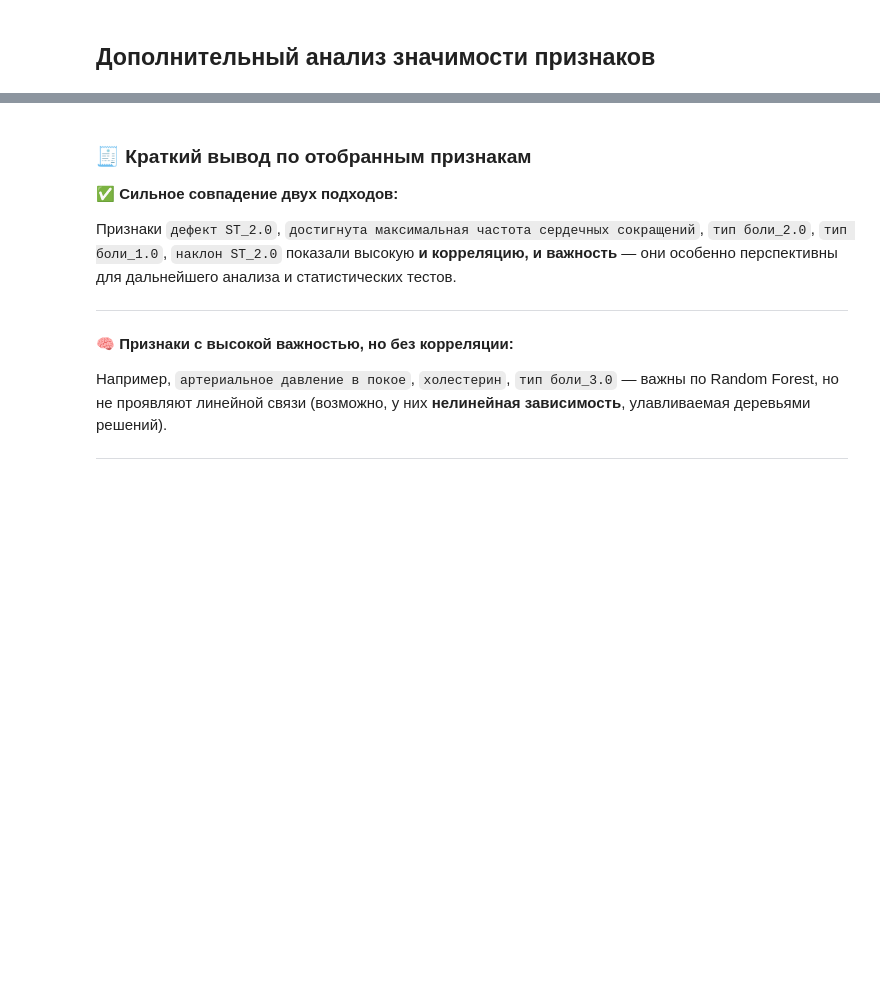
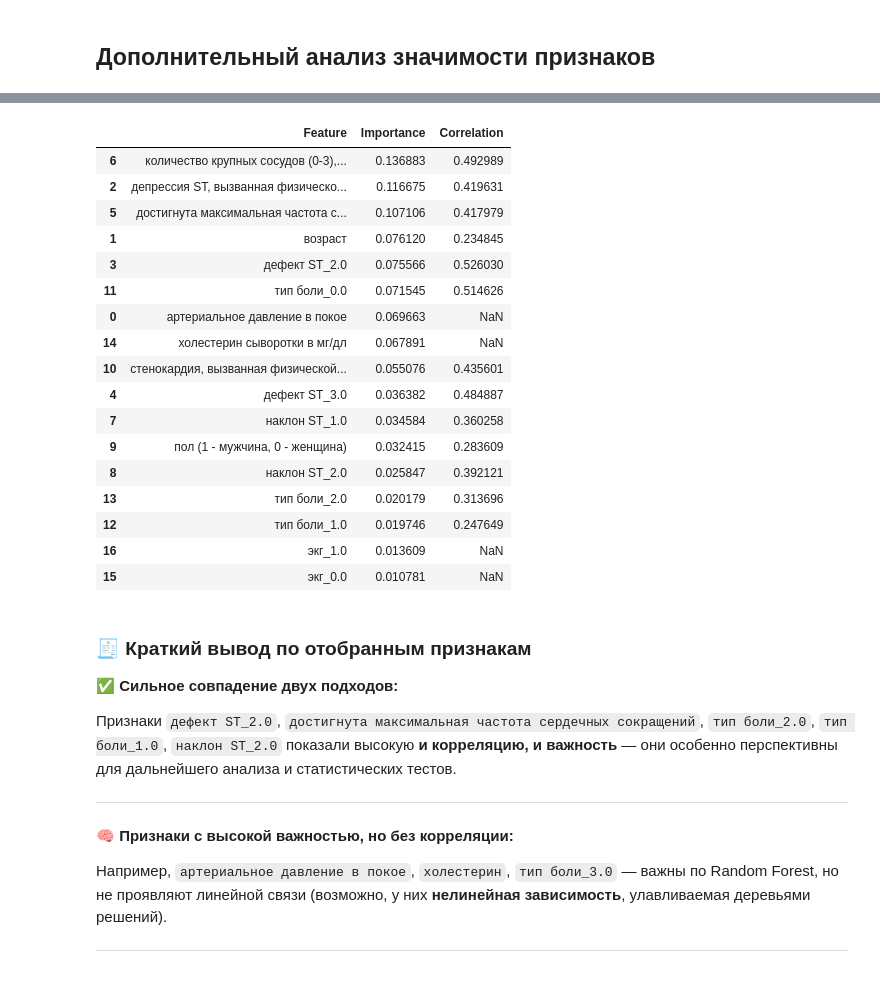
Before and after one commit to Assel91/heart-disease-exploratory-study, a Jupyter notebook: Heart disease_EDA basic.ipynb, the cells around one changed output, grey strips where cells are left out. Cells and saved outputs as stored; diff of their text form; code cells hidden in the pictures; blank space fills up the shorter version.

```diff
--- a/Heart disease_EDA basic.ipynb
+++ b/Heart disease_EDA basic.ipynb
@@ -187,5 +366,5 @@ plt.title('Матрица корреляции признаков')
 # %%
 # Основные влияющие на target переменные
-target_corr = df_heart.corr(method='spearman')['target']
+target_corr = df_heart.corr(method='spearman')['target'].abs()
 selected_features = target_corr[(target_corr.abs()>=0.2)&(target_corr.abs()<=0.7)]
 selected_features.sort_values(ascending=True)
@@ -210,6 +420,0 @@ plt.show()
-# %%
-#нормализуем количественные признаки, что бы привести к единому масштабу
-scaler = preprocessing.RobustScaler()
-df_heart_rs = scaler.fit_transform(df_heart[numeric_values])
-df_heart_rs = pd.DataFrame(df_heart_rs, columns=numeric_values, index=df_heart.index)
-df_heart = pd.concat([df_heart.drop(columns=numeric_values), df_heart_rs], axis=1)
@@ -275,7 +477,26 @@ feature_importance_prior_features = feature_importance[feature_importance['Impor
 merged_df = pd.merge(feature_importance_prior_features, selected_features_df, on='Feature', how='outer')
 # %%
 # итоговый список отобранных признаков для проведения стат тестов
-merged_df.sort_values(by='Correlation', ascending=False)
+merged_df.sort_values(by='Importance', ascending=False)
+# %% [output]
+|  | Feature | Importance | Correlation |
+| 6 | количество крупных сосудов (0-3),... | 0.136883 | 0.492989 |
+| 2 | депрессия ST, вызванная физическо... | 0.116675 | 0.419631 |
+| 5 | достигнута максимальная частота с... | 0.107106 | 0.417979 |
+| 1 | возраст | 0.076120 | 0.234845 |
+| 3 | дефект ST_2.0 | 0.075566 | 0.526030 |
+| 11 | тип боли_0.0 | 0.071545 | 0.514626 |
+| 0 | артериальное давление в покое | 0.069663 | NaN |
+| 14 | холестерин сыворотки в мг/дл | 0.067891 | NaN |
+| 10 | стенокардия, вызванная физической... | 0.055076 | 0.435601 |
+| 4 | дефект ST_3.0 | 0.036382 | 0.484887 |
+| 7 | наклон ST_1.0 | 0.034584 | 0.360258 |
+| 9 | пол (1 - мужчина, 0 - женщина) | 0.032415 | 0.283609 |
+| 8 | наклон ST_2.0 | 0.025847 | 0.392121 |
+| 13 | тип боли_2.0 | 0.020179 | 0.313696 |
+| 12 | тип боли_1.0 | 0.019746 | 0.247649 |
+| 16 | экг_1.0 | 0.013609 | NaN |
+| 15 | экг_0.0 | 0.010781 | NaN |
 # %% [markdown]
 ### 🧾 Краткий вывод по отобранным признакам
 
```
Also changed, not shown: parts of 32 cells of this notebook.
